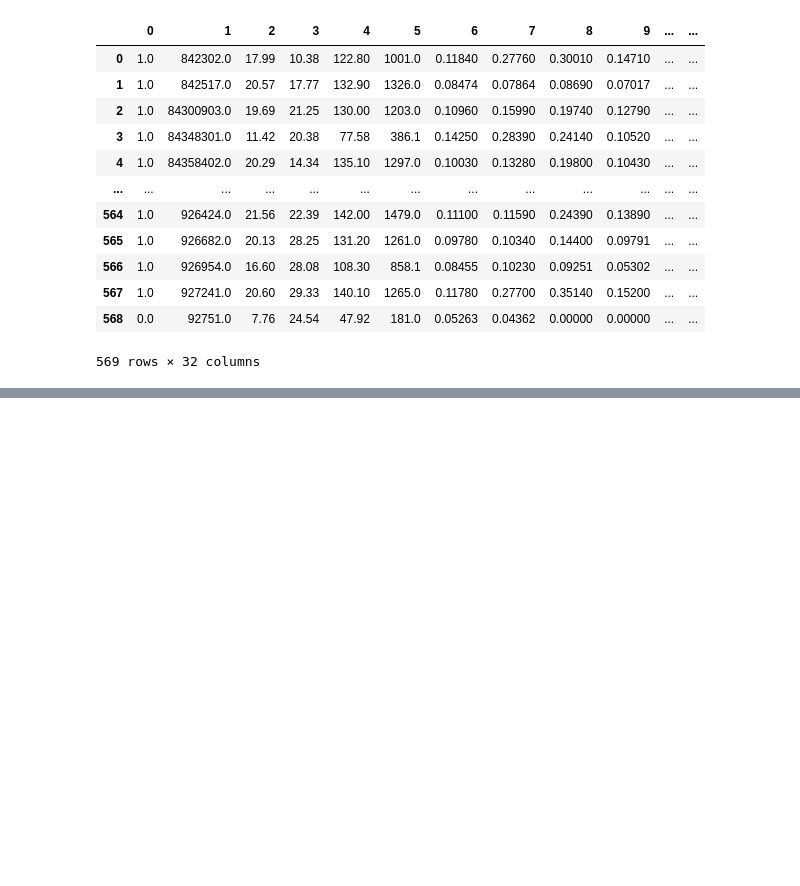
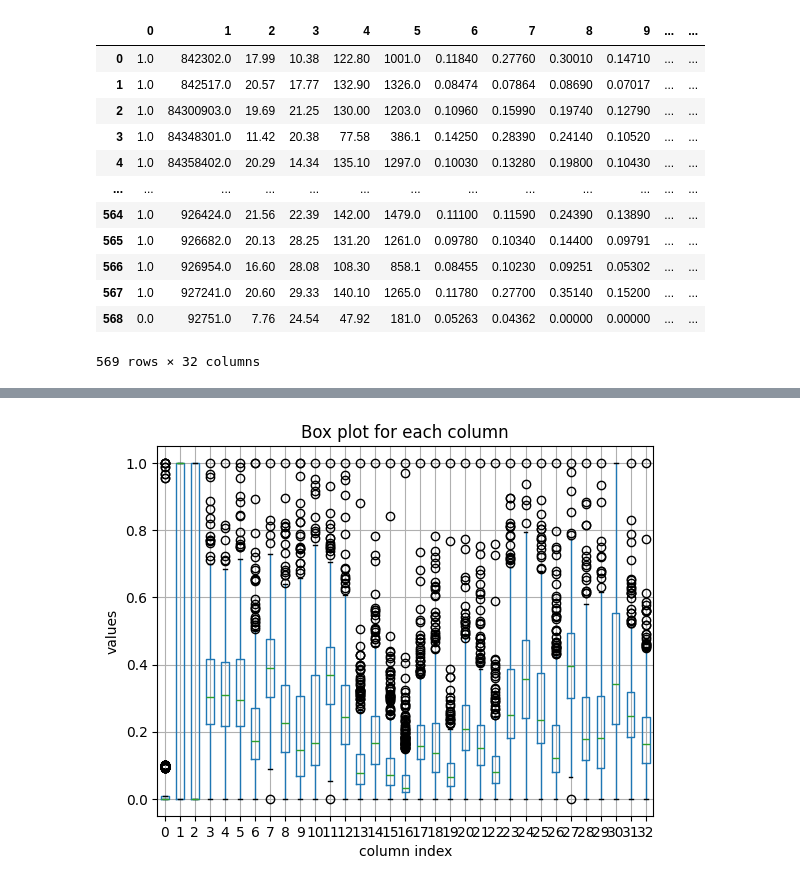
Before and after one commit to AYUSHWAL03/teachable-machine, a Jupyter notebook: backend/pyserver/scripts/pyspark-script.ipynb, the cells around one changed output, grey strips where cells are left out. Saved outputs shown, nothing was run; the diff lists cells and outputs as text; code cells hidden in the pictures; blank space fills up the shorter version.

```diff
--- a/backend/pyserver/scripts/pyspark-script.ipynb
+++ b/backend/pyserver/scripts/pyspark-script.ipynb
@@ -217,0 +234,8 @@ imputer_median_transformer = ColumnTransformer(
+# %%
+min_max_scale_transformer = ColumnTransformer(
+    [(
+        'min_max_scaler',MinMaxScaler(),slice(0,tdf.shape[1])
+    )]
+)
+# %%
+scaled_tdf = pd.DataFrame(min_max_scale_transformer.fit_transform(tdf))
@@ -217,0 +331,12 @@ imputer_median_transformer = ColumnTransformer(
+# %%
+import seaborn as sns
+
+def plot_outlier_graphs(scaled_tdf):
+    scaled_tdf.boxplot()
+    plt.title('Box plot for each column')
+    plt.xlabel('column index')
+    plt.ylabel('values')
+# %%
+plot_outlier_graphs(scaled_tdf)
+# %% [output]
+[figure, added]
```
Also changed, not shown: parts of 28 cells of this notebook, 16 other files.
